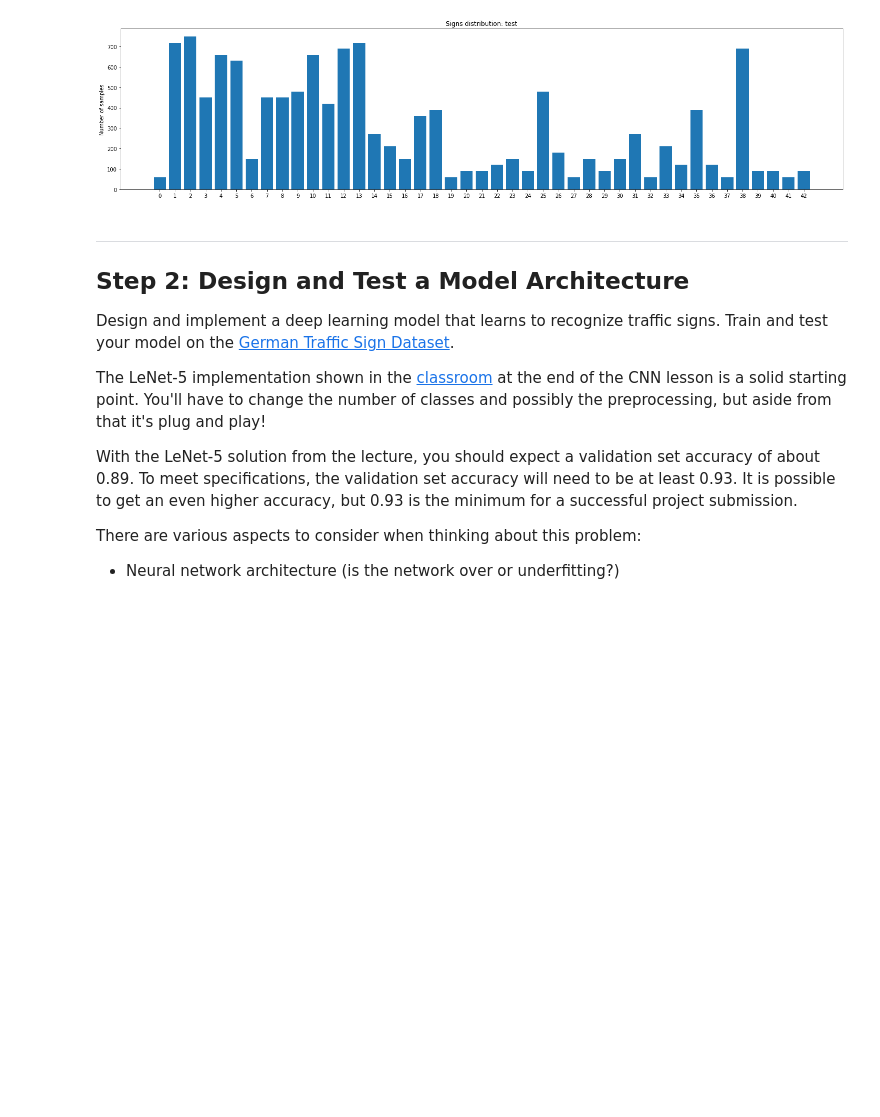
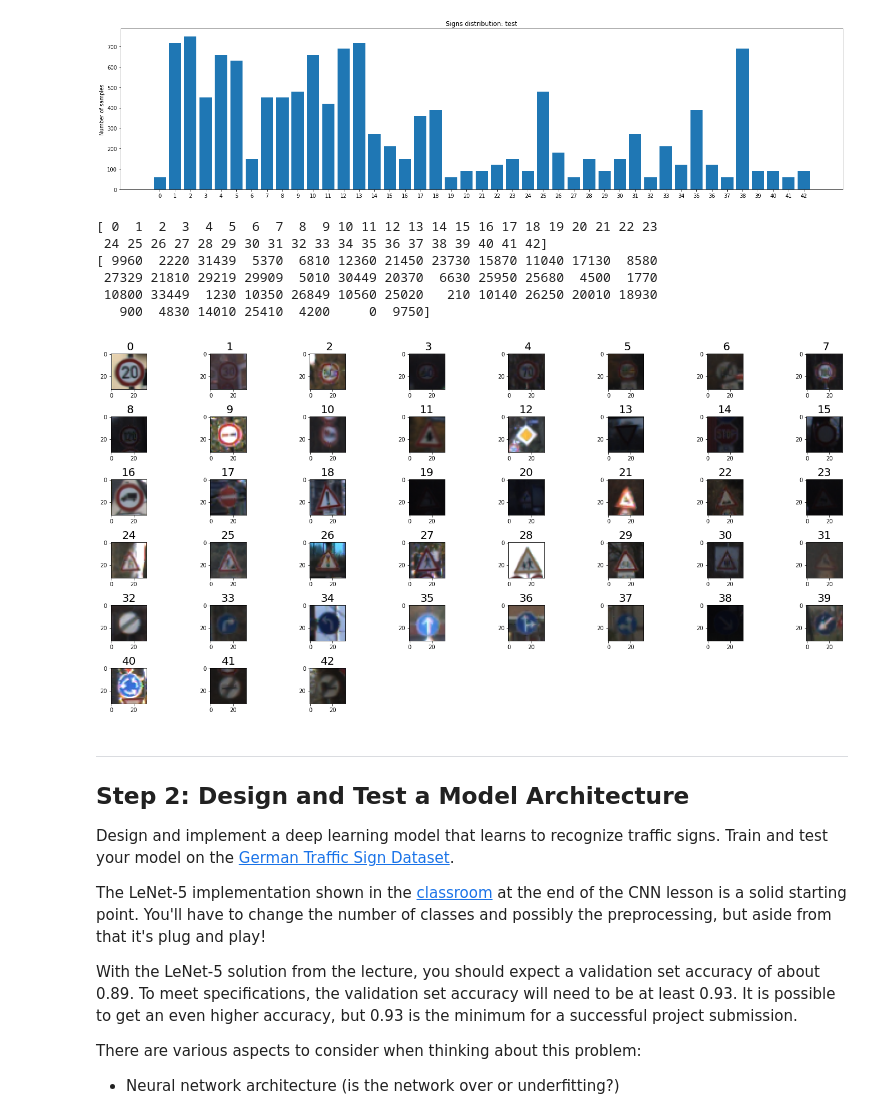
Before and after one commit to nyukhalov/CarND-Traffic-Sign-Classifier-Project, a Jupyter notebook: Traffic_Sign_Classifier.ipynb, the cells around one changed output. Drawn from its saved outputs; the diff is of its cells as text; code cells hidden in the pictures; blank space fills up the shorter version.

```diff
--- a/Traffic_Sign_Classifier.ipynb
+++ b/Traffic_Sign_Classifier.ipynb
@@ -139,3 +178,26 @@ drawLabelsDistibution(y_test, 'test')
+# %%
+## Shows an example of each class
+
+labels, indices = np.unique(y_train, return_index=True)
+print(labels)
+print(indices)
+
+imgs = []
+for i in range(len(labels)):
+    label = labels[i]
+    idx = indices[i]
+    img = X_train[idx]
+    imgs.append(("%2d" % label, img))
+
+draw_annotated_image_grid(imgs, columns=8)
+# %% [output]
+[ 0  1  2  3  4  5  6  7  8  9 10 11 12 13 14 15 16 17 18 19 20 21 22 23
+ 24 25 26 27 28 29 30 31 32 33 34 35 36 37 38 39 40 41 42]
+[ 9960  2220 31439  5370  6810 12360 21450 23730 15870 11040 17130  8580
+ 27329 21810 29219 29909  5010 30449 20370  6630 25950 25680  4500  1770
+ 10800 33449  1230 10350 26849 10560 25020   210 10140 26250 20010 18930
+   900  4830 14010 25410  4200     0  9750]
+[figure, added]
 # %% [markdown]
 ----
 
```
Also changed, not shown: parts of 21 cells of this notebook, 3 other files.
